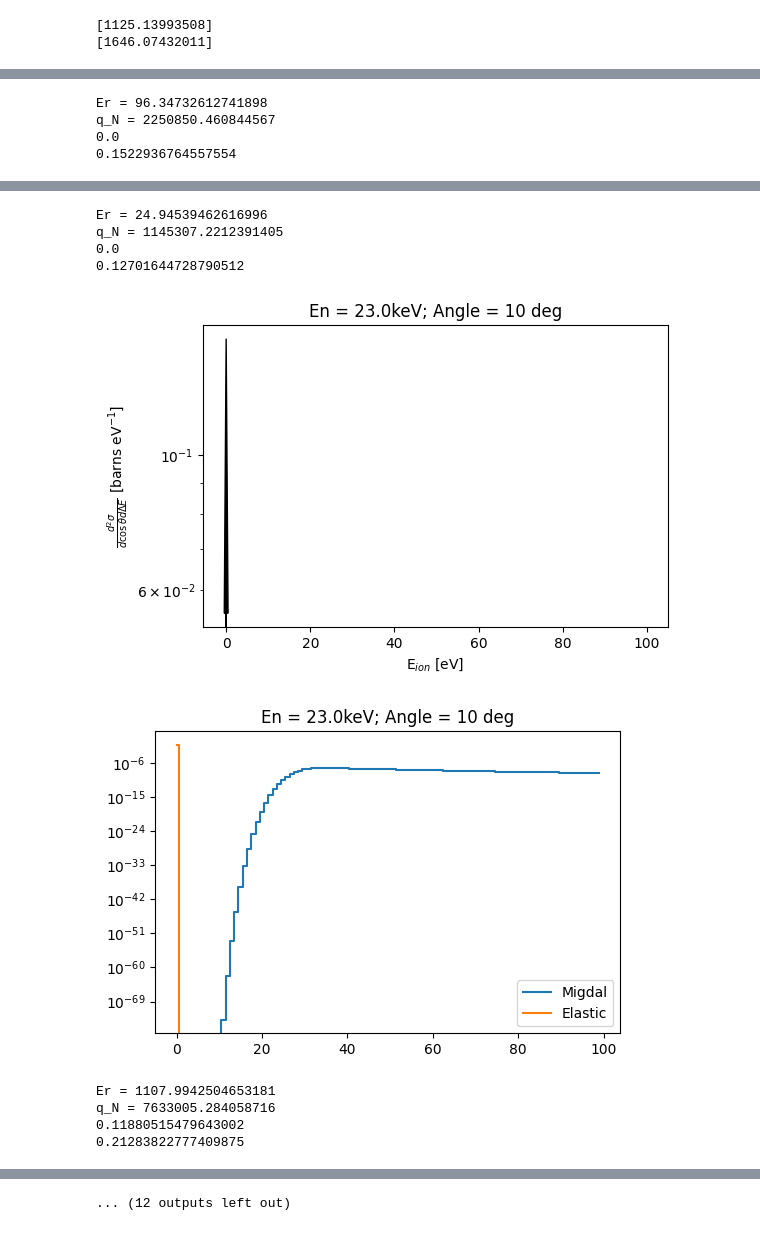
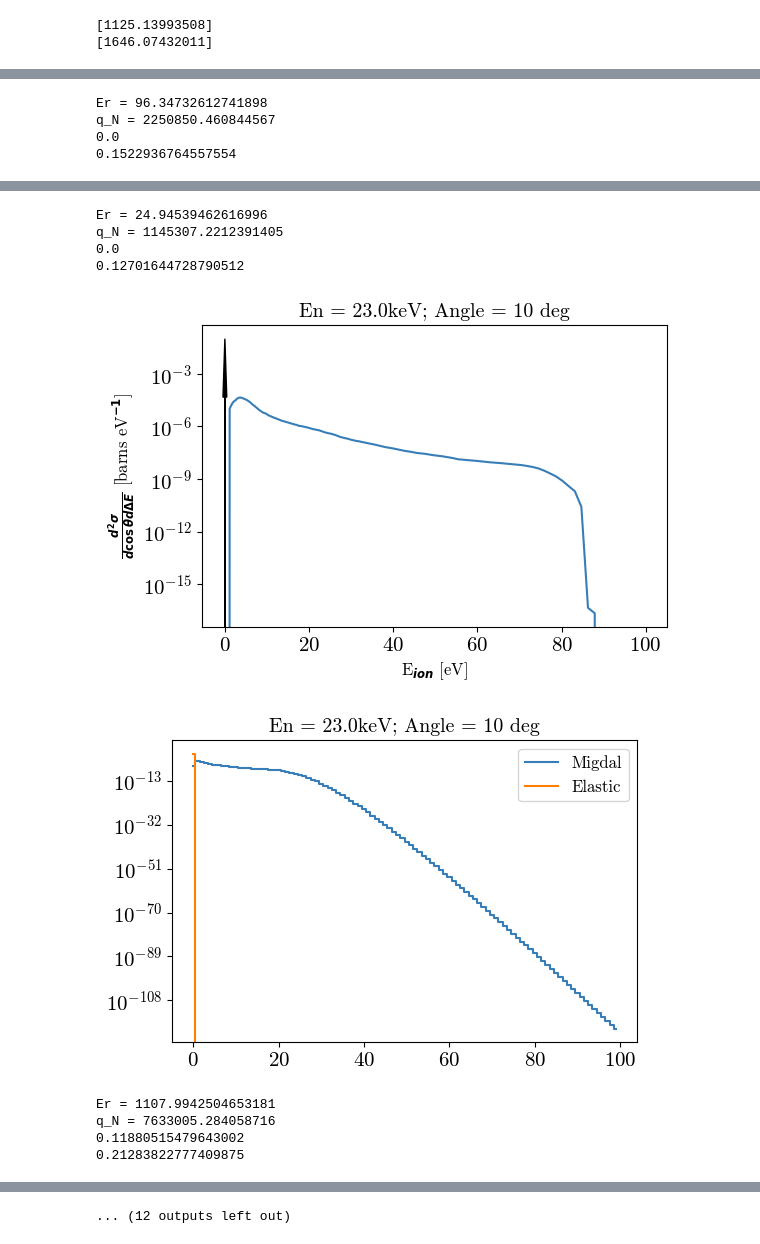
Before and after one commit to Duncan-Adams/MigdalCalc, a Jupyter notebook: Si_angular_analysis.ipynb, the cells around one changed output, grey strips where cells are left out. Drawn from its saved outputs; the diff is of its cells as text; code cells hidden in the pictures.

```diff
--- a/Si_angular_analysis.ipynb
+++ b/Si_angular_analysis.ipynb
@@ -63,5 +62,5 @@ plt.show()
 # %%
-method = "ibe"
+method = "gpaw_withLFE"
 
 for En in Energies:
     elastic_spectrum = Si_migdal.nuc.dSig_dOmega(En)
@@ -163,9 +162,9 @@ q_N = 2250850.460844567
 Er = 24.94539462616996
 q_N = 1145307.2212391405
 0.0
 0.12701644728790512
-[figure, old version]
+[figure, new version]
-[figure, old version]
+[figure, new version]
 Er = 1107.9942504653181
 q_N = 7633005.284058716
 0.11880515479643002
```
Also changed, not shown: parts of 3 cells of this notebook, 18 other files.
